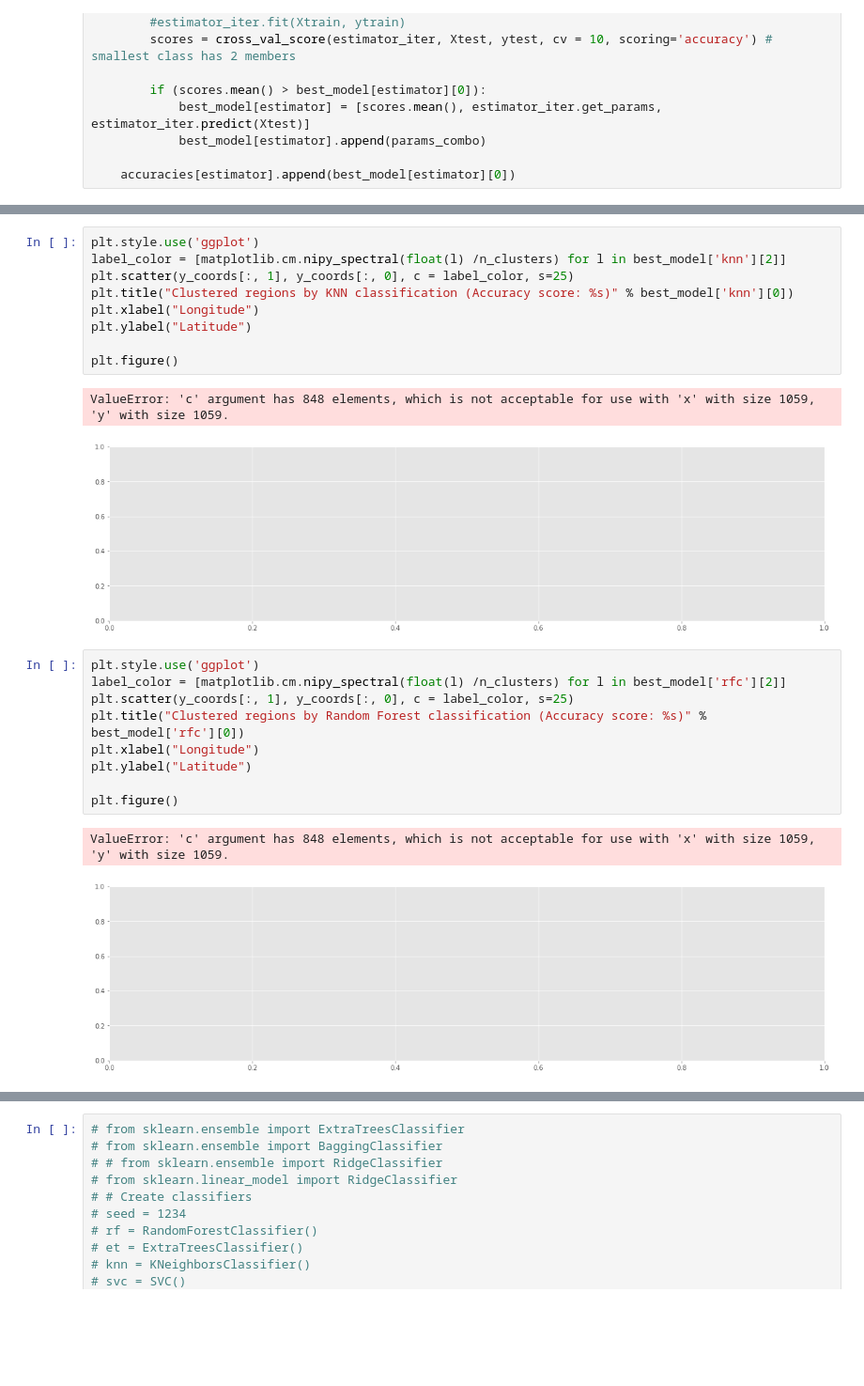
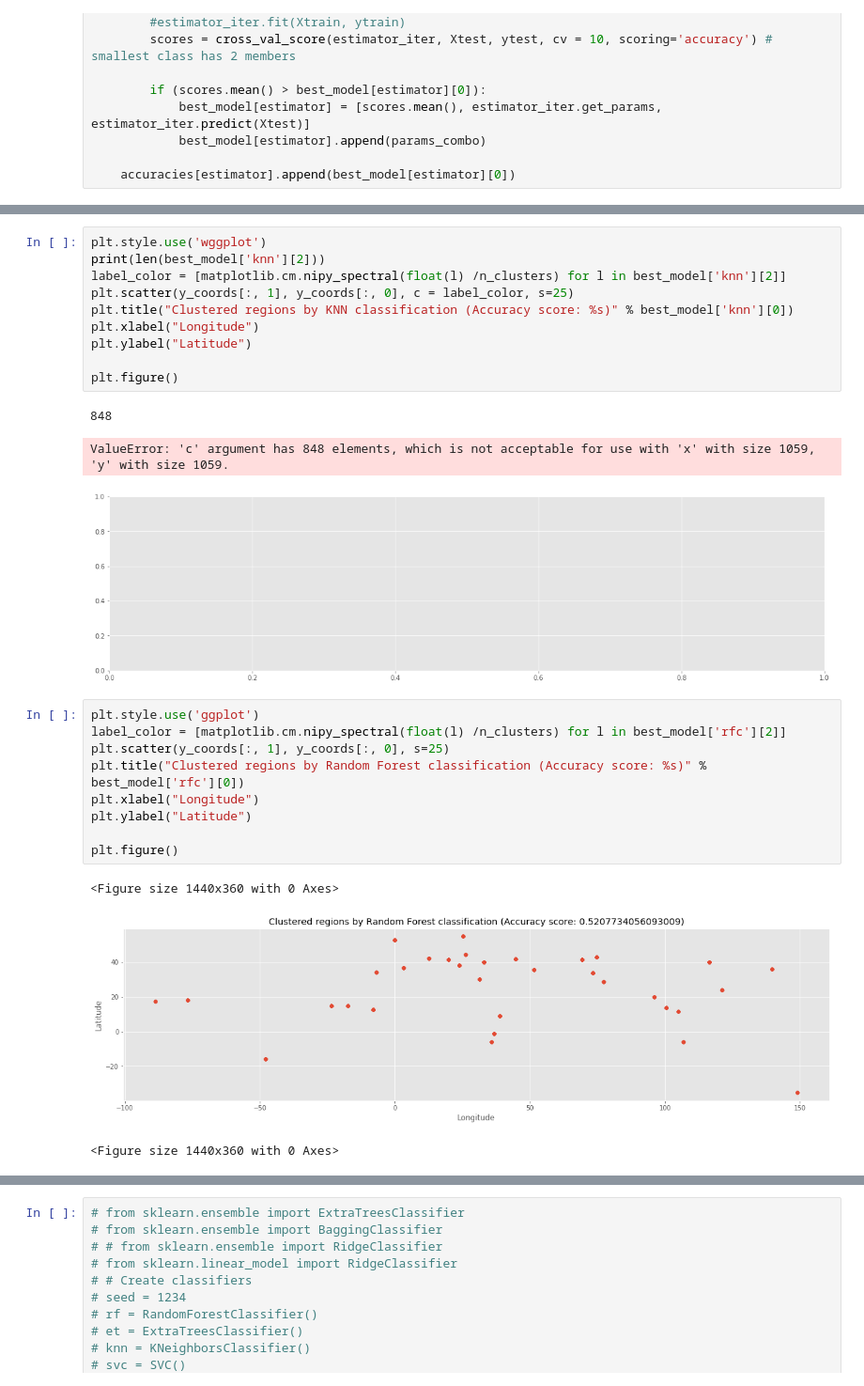
Before and after one commit to NikhilMunna/SDA-dataAnalysis, a Jupyter notebook: Final.ipynb, the cells around one changed output, grey strips where cells are left out. Shown at 94% size. Cells and saved outputs as stored; diff of their text form; blank space fills up the shorter version.

```diff
--- a/Final.ipynb
+++ b/Final.ipynb
@@ -1020,5 +1006,6 @@ ValueError: 'c' argument has 848 elements, which is not acceptable for use with
 # %%
-plt.style.use('ggplot')
+plt.style.use('wggplot')
+print(len(best_model['knn'][2]))
 label_color = [matplotlib.cm.nipy_spectral(float(l) /n_clusters) for l in best_model['knn'][2]]
 plt.scatter(y_coords[:, 1], y_coords[:, 0], c = label_color, s=25)
 plt.title("Clustered regions by KNN classification (Accuracy score: %s)" % best_model['knn'][0])
@@ -1027,20 +1014,22 @@ plt.ylabel("Latitude")
 
 plt.figure()
 # %% [output]
-ValueError: 'c' argument has 848 elements, which is not acceptable for use with 'x' with size 1059, 'y' with size 1059.
+848
+ValueError: 'c' argument has 848 elements, which is not acceptable for use with 'x' with size 1059, 'y' with size 1059.
 [figure]
 # %%
 plt.style.use('ggplot')
 label_color = [matplotlib.cm.nipy_spectral(float(l) /n_clusters) for l in best_model['rfc'][2]]
-plt.scatter(y_coords[:, 1], y_coords[:, 0], c = label_color, s=25)
+plt.scatter(y_coords[:, 1], y_coords[:, 0], s=25)
 plt.title("Clustered regions by Random Forest classification (Accuracy score: %s)" % best_model['rfc'][0])
 plt.xlabel("Longitude")
 plt.ylabel("Latitude")
 
 plt.figure()
 # %% [output]
-ValueError: 'c' argument has 848 elements, which is not acceptable for use with 'x' with size 1059, 'y' with size 1059.
+<Figure size 1440x360 with 0 Axes>
-[figure, old version]
+[figure, new version]
+<Figure size 1440x360 with 0 Axes>
 # %%
 # import pandas as pd
 
```
Also changed, not shown: parts of 26 cells of this notebook, 26 other files.
